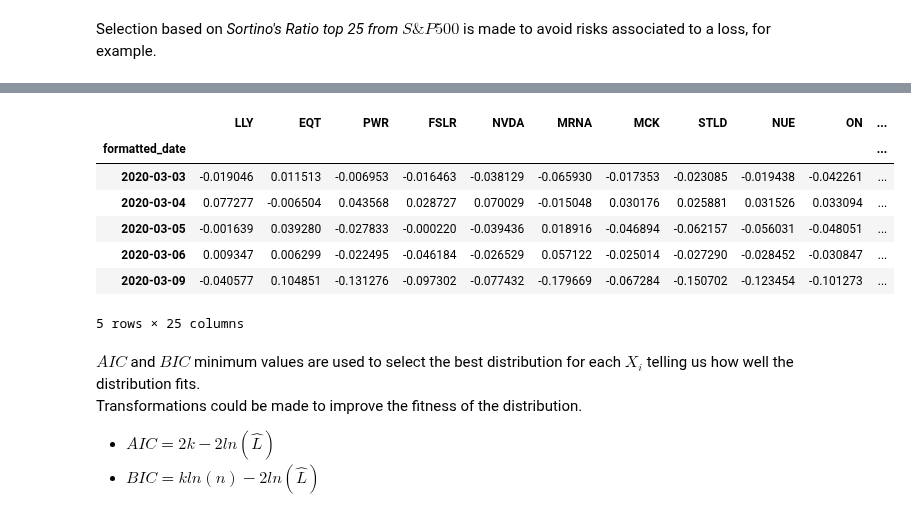
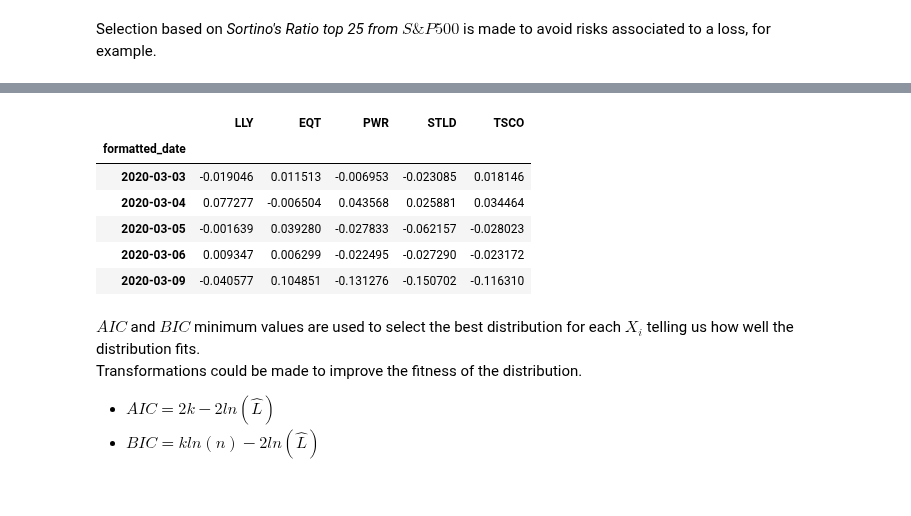
Before and after one commit to EMarquez7/Examen-de-Simulaci-n-2, a Jupyter notebook: Optimization.ipynb, the cells around one changed output, grey strips where cells are left out. Saved outputs shown, nothing was run; the diff lists cells and outputs as text; code cells hidden in the pictures.

```diff
--- a/Optimization.ipynb
+++ b/Optimization.ipynb
@@ -192,7 +192,7 @@ Sortino's Ratio is a metric that measures the units of negative risks *[$\sigma_
 Selection based on *Sortino's Ratio top 25 from $S\&P500$* is made to avoid risks associated to a loss, for example.
 # %%
 today = (datetime.date.today()).strftime("%Y-%m-%d")
-Sortino25 = vs.selection_data(SP_Assets_r.loc["2020-03-02":today], 0.0169, "S&P 500 Metrics from 2020-03-02 to " +str(today), 25)
+Sortino25 = vs.selection_data(SP_Assets_r.loc["2020-03-02":today], 0.0169, "S&P 500 Metrics from 2020-03-02 to " +str(today), 5)
 # %% [output]
 |      |   $\mu_{i{yr}}$ |   $\sigma_{yr}$ |   $R_{Sharpe}$ |   $R_{Sortino}$ |
 |:-----|----------------:|----------------:|---------------:|----------------:|
@@ -225,16 +205,15 @@ Sortino25 = vs.selection_data(SP_Assets_r.loc["2020-03-02":today], 0.0169, "S&P
 # %%
 test = (SP_Assets_r.loc["2020-03-02":today][Sortino25[2].index].pct_change()).iloc[1:, :].dropna(axis = 1)
 test.index = pd.to_datetime(test.index)
-test.head()
+test.iloc[:, 0:25].head()
 # %% [output]
-|  | LLY | EQT | PWR | FSLR | NVDA | MRNA | MCK | STLD | NUE | ON | ... |
-| formatted_date |  |  |  |  |  |  |  |  |  |  | ... |
-| 2020-03-03 | -0.019046 | 0.011513 | -0.006953 | -0.016463 | -0.038129 | -0.065930 | -0.017353 | -0.023085 | -0.019438 | -0.042261 | ... |
-| 2020-03-04 | 0.077277 | -0.006504 | 0.043568 | 0.028727 | 0.070029 | -0.015048 | 0.030176 | 0.025881 | 0.031526 | 0.033094 | ... |
-| 2020-03-05 | -0.001639 | 0.039280 | -0.027833 | -0.000220 | -0.039436 | 0.018916 | -0.046894 | -0.062157 | -0.056031 | -0.048051 | ... |
-| 2020-03-06 | 0.009347 | 0.006299 | -0.022495 | -0.046184 | -0.026529 | 0.057122 | -0.025014 | -0.027290 | -0.028452 | -0.030847 | ... |
-| 2020-03-09 | -0.040577 | 0.104851 | -0.131276 | -0.097302 | -0.077432 | -0.179669 | -0.067284 | -0.150702 | -0.123454 | -0.101273 | ... |
+|  | LLY | EQT | PWR | STLD | TSCO |
+| formatted_date |  |  |  |  |  |
+| 2020-03-03 | -0.019046 | 0.011513 | -0.006953 | -0.023085 | 0.018146 |
+| 2020-03-04 | 0.077277 | -0.006504 | 0.043568 | 0.025881 | 0.034464 |
+| 2020-03-05 | -0.001639 | 0.039280 | -0.027833 | -0.062157 | -0.028023 |
+| 2020-03-06 | 0.009347 | 0.006299 | -0.022495 | -0.027290 | -0.023172 |
+| 2020-03-09 | -0.040577 | 0.104851 | -0.131276 | -0.150702 | -0.116310 |
-5 rows × 25 columns
 # %% [markdown]
 $AIC$ and $BIC$ minimum values are used to select the best distribution for each $X_i$ telling us how well the distribution fits.<br>
 Transformations could be made to improve the fitness of the distribution.
```
Also changed, not shown: parts of 5 cells of this notebook.
